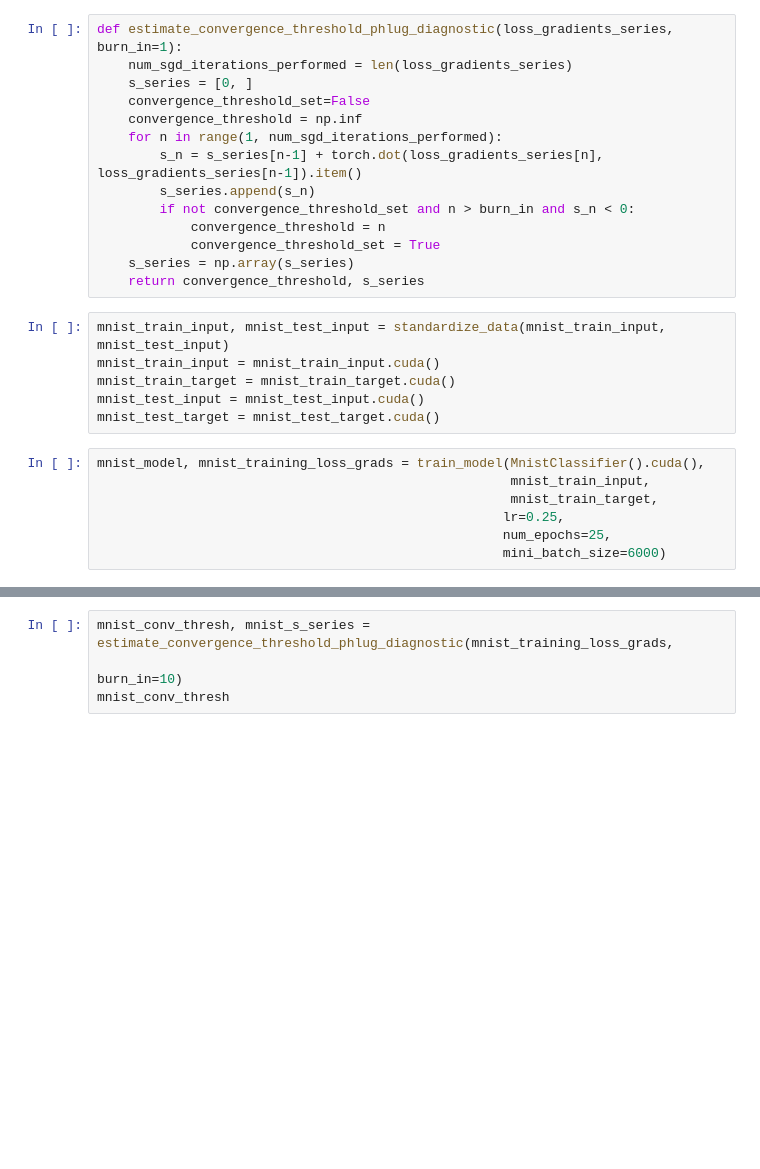
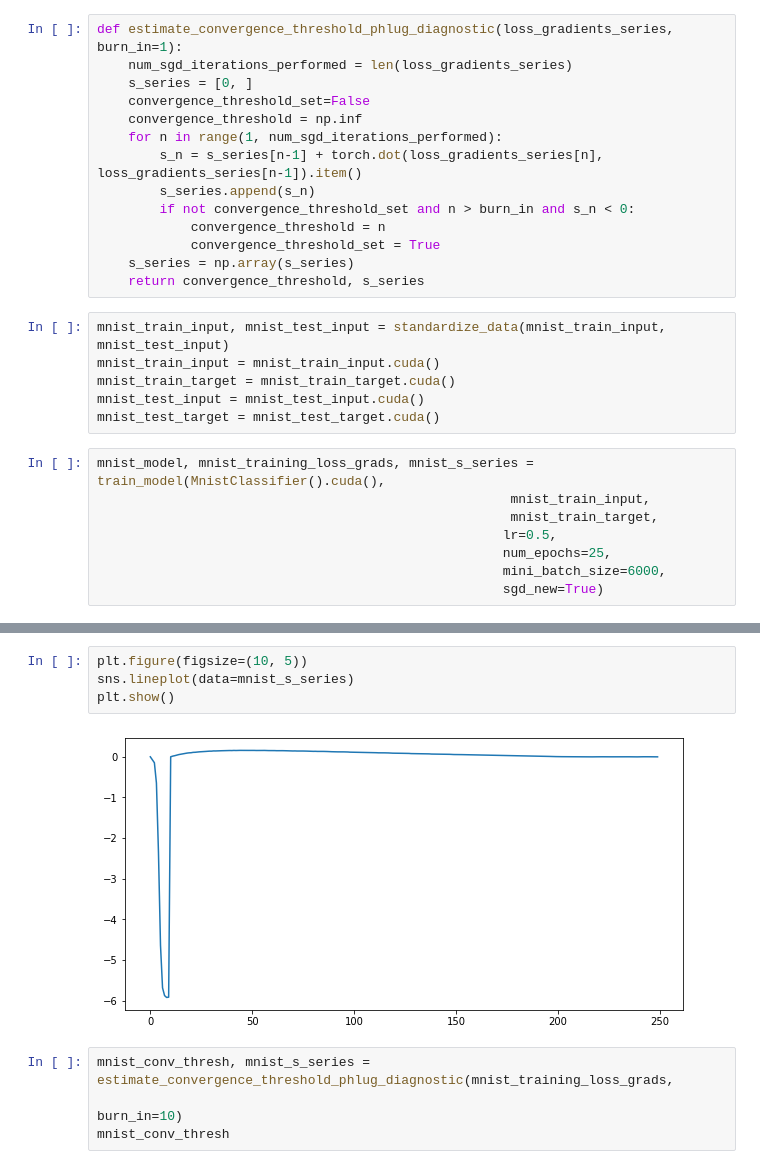
Before and after one commit to Bani57/CS-439-OptiML-project, a Jupyter notebook: Miniproject_Convergence_Test.ipynb, the cells around one changed output, grey strips where cells are left out. Saved outputs shown, nothing was run; the diff lists cells and outputs as text; blank space fills up the shorter version.

Commit message:
Update train function to use SGD^(1/2) and add test with logistic regression on a simple generated linear classification dataset

```diff
--- a/Miniproject_Convergence_Test.ipynb
+++ b/Miniproject_Convergence_Test.ipynb
@@ -118,10 +195,11 @@ mnist_train_target = mnist_train_target.cuda()
 mnist_test_input = mnist_test_input.cuda()
 mnist_test_target = mnist_test_target.cuda()
 # %%
-mnist_model, mnist_training_loss_grads = train_model(MnistClassifier().cuda(),
+mnist_model, mnist_training_loss_grads, mnist_s_series = train_model(MnistClassifier().cuda(),
                                                      mnist_train_input,
                                                      mnist_train_target,
-                                                    lr=0.25,
+                                                    lr=0.5,
                                                     num_epochs=25,
-                                                    mini_batch_size=6000)
+                                                    mini_batch_size=6000,
+                                                    sgd_new=True)
 # %% [output]
@@ -149,3 +227,9 @@ test_model(mnist_model, mnist_test_input, mnist_test_target)
+# %%
+plt.figure(figsize=(10, 5))
+sns.lineplot(data=mnist_s_series)
+plt.show()
+# %% [output]
+[figure, added]
 # %%
 mnist_conv_thresh, mnist_s_series = estimate_convergence_threshold_phlug_diagnostic(mnist_training_loss_grads,
                                                                                     burn_in=10)
```
Also changed, not shown: parts of 19 cells of this notebook.
